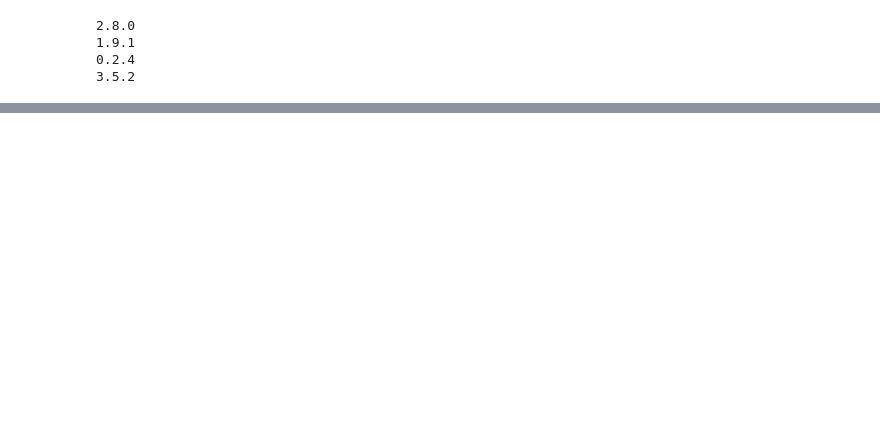
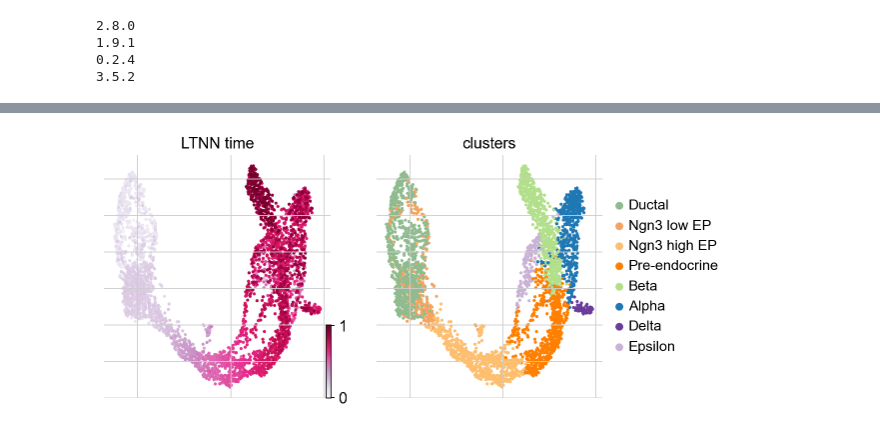
Before and after one commit to Starlitnightly/scltnn, a Jupyter notebook: experiments/未命名.ipynb, the cells around one changed output, grey strips where cells are left out. Cells and saved outputs as stored; diff of their text form; code cells hidden in the pictures; blank space fills up the shorter version.

```diff
--- a/experiments/未命名.ipynb
+++ b/experiments/未命名.ipynb
@@ -453,0 +450,5 @@ sc.pl.paga(scpancera.adata_test, color=['dpt_pseudotime','p_latent_time','LTNN_t
+# %%
+scv.pl.scatter(scpancera.adata_test, basis="umap", cmap='PuRd',
+               c=['LTNN_time','clusters'], legend_loc="right")
+# %% [output]
+[figure, added]
```
Also changed, not shown: parts of 2 cells of this notebook, 11 other files.
